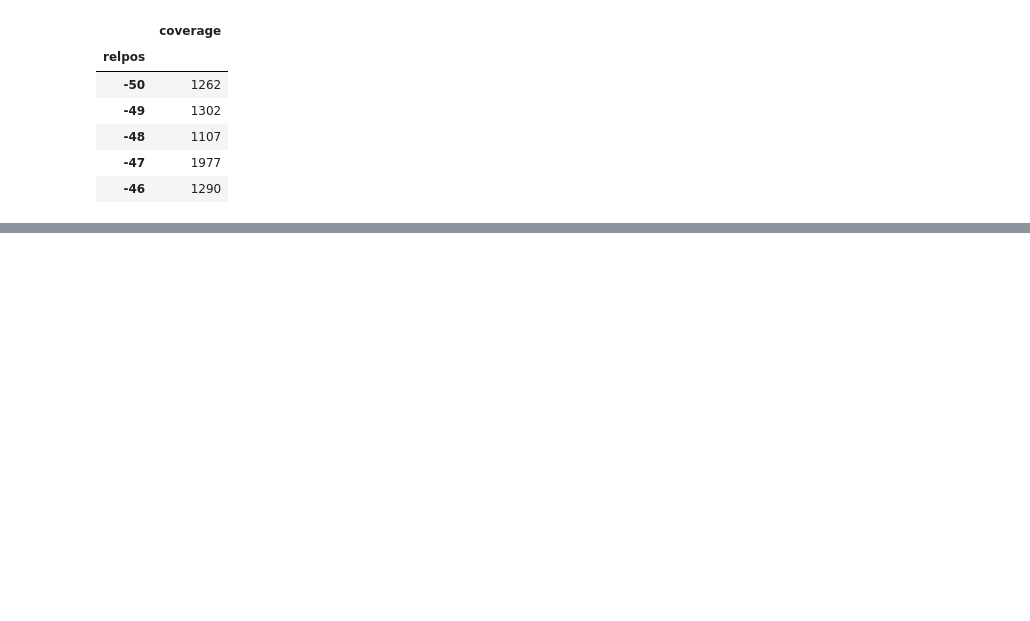
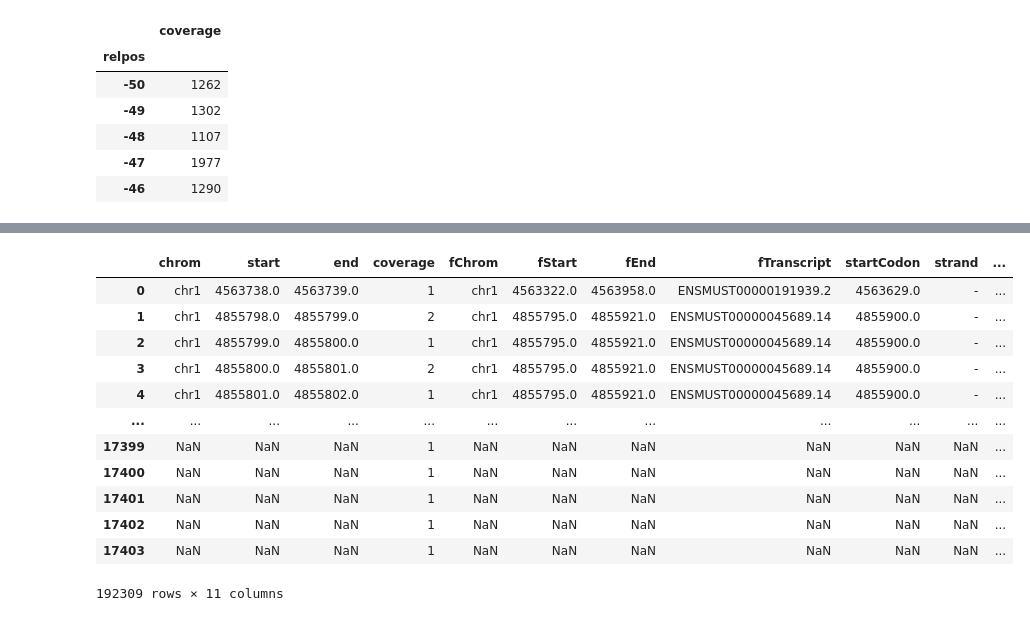
Before and after one commit to krchoihm/bioinfo1-project, a Jupyter notebook: CoLab_TermProj_2024_2.ipynb, the cells around one changed output, grey strips where cells are left out. Cells and saved outputs as stored; diff of their text form; code cells hidden in the pictures; blank space fills up the shorter version.

```diff
--- a/CoLab_TermProj_2024_2.ipynb
+++ b/CoLab_TermProj_2024_2.ipynb
@@ -389,0 +496,26 @@ relcount_siLin28a.head()
+# %%
+filtered_count_siLin28a_m = count_siLin28a_m[count_siLin28a_m['end'] - count_siLin28a_m['start'] >= 2]
+added_rows_siLin28a_m = []
+
+for _, row in filtered_count_siLin28a_m.iterrows():
+    # Include 'relpos + i' for all 'i' from 0 to 'endpos - startpos - 1'
+    for i in range(1, row['end'] - row['start']):
+        added_rows_siLin28a_m.append({'relpos': row['relpos'] + i, 'coverage': row['coverage']})
+
+added_count_siLin28a_m = pd.DataFrame(added_rows_siLin28a_m)
+expanded_count_siLin28a_m = pd.concat([count_siLin28a_m, added_count_siLin28a_m], join='outer')
+expanded_count_siLin28a_m[~expanded_count_siLin28a_m.isnull()]
+# %% [output]
+|  | chrom | start | end | coverage | fChrom | fStart | fEnd | fTranscript | startCodon | strand | ... |
+| 0 | chr1 | 4563738.0 | 4563739.0 | 1 | chr1 | 4563322.0 | 4563958.0 | ENSMUST00000191939.2 | 4563629.0 | - | ... |
+| 1 | chr1 | 4855798.0 | 4855799.0 | 2 | chr1 | 4855795.0 | 4855921.0 | ENSMUST00000045689.14 | 4855900.0 | - | ... |
+| 2 | chr1 | 4855799.0 | 4855800.0 | 1 | chr1 | 4855795.0 | 4855921.0 | ENSMUST00000045689.14 | 4855900.0 | - | ... |
+| 3 | chr1 | 4855800.0 | 4855801.0 | 2 | chr1 | 4855795.0 | 4855921.0 | ENSMUST00000045689.14 | 4855900.0 | - | ... |
+| 4 | chr1 | 4855801.0 | 4855802.0 | 1 | chr1 | 4855795.0 | 4855921.0 | ENSMUST00000045689.14 | 4855900.0 | - | ... |
+| ... | ... | ... | ... | ... | ... | ... | ... | ... | ... | ... | ... |
+| 17399 | NaN | NaN | NaN | 1 | NaN | NaN | NaN | NaN | NaN | NaN | ... |
+| 17400 | NaN | NaN | NaN | 1 | NaN | NaN | NaN | NaN | NaN | NaN | ... |
+| 17401 | NaN | NaN | NaN | 1 | NaN | NaN | NaN | NaN | NaN | NaN | ... |
+| 17402 | NaN | NaN | NaN | 1 | NaN | NaN | NaN | NaN | NaN | NaN | ... |
+| 17403 | NaN | NaN | NaN | 1 | NaN | NaN | NaN | NaN | NaN | NaN | ... |
+192309 rows × 11 columns
```
Also changed, not shown: parts of 13 cells of this notebook.
